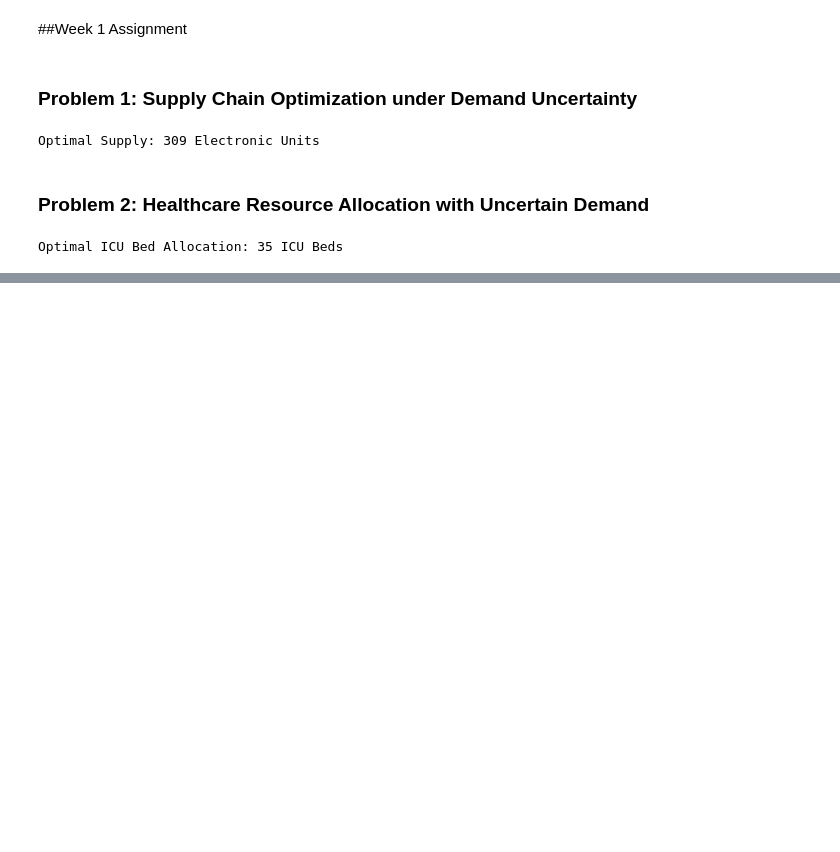
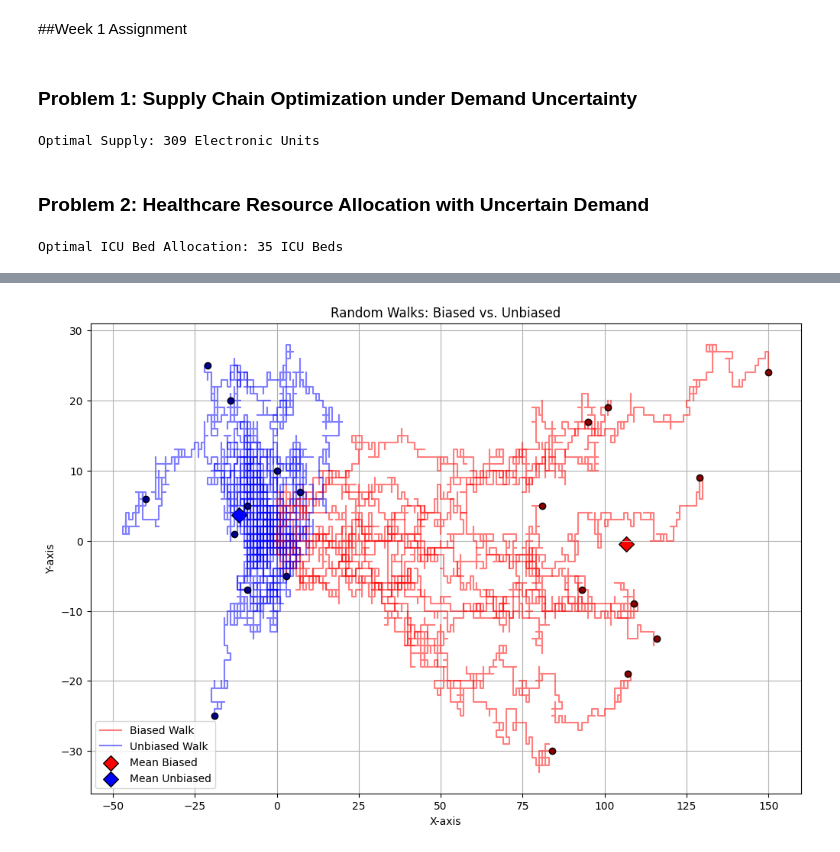
Before and after one commit to jamesmithiga/Computational-Statistics-in-Data-Science, a Jupyter notebook: Computational_Statistics_Assignments_[James_Mithiga_58200].ipynb, the cells around one changed output, grey strips where cells are left out. Drawn from its saved outputs; the diff is of its cells as text; code cells hidden in the pictures; blank space fills up the shorter version.

```diff
--- a/Computational_Statistics_Assignments_[James_Mithiga_58200].ipynb
+++ b/Computational_Statistics_Assignments_[James_Mithiga_58200].ipynb
@@ -47,0 +220,98 @@ Optimal ICU Bed Allocation: 35 ICU Beds
+# %%
+def random_walk(steps, probabilities):
+    x, y = 0, 0
+    positions = [(x, y)]
+
+    for _ in range(steps):
+        move = np.random.choice(['E', 'W', 'N', 'S'], p=probabilities)
+        if move == 'E':   # move east
+            x += 1
+        elif move == 'W': # move west
+            x -= 1
+        elif move == 'N': # move north
+            y += 1
+        elif move == 'S': # move south
+            y -= 1
+        positions.append((x, y))
+
+    return positions
+
+def distance_from_origin(position):
+    """Calculate Euclidean distance from the origin."""
+    x, y = position
+    return np.sqrt(x**2 + y**2)
+
+# ------------------------ Simulation Parameters ------------------------ #
+steps_per_walk = 500
+trials = 10
+
+# Define probabilities for the walks.
+biased_prob = [0.4, 0.2, 0.2, 0.2]
+unbiased_prob = [0.25, 0.25, 0.25, 0.25]
+
+# ------------------------ Data Storage ------------------------ #
+biased_final_positions = []
+unbiased_final_positions = []
+biased_distances = []
+unbiased_distances = []
+
+# Set up the plot
+plt.figure(figsize=(12, 8))
+plt.title('Random Walks: Biased vs. Unbiased')
+plt.xlabel('X-axis')
+plt.ylabel('Y-axis')
+plt.grid(True)
+
+# ------------------------ Simulation Loop ------------------------ #
+for trial in range(trials):
+    biased_positions = random_walk(steps_per_walk, biased_prob)
+    unbiased_positions = random_walk(steps_per_walk, unbiased_prob)
+
+    biased_final = biased_positions[-1]
+    unbiased_final = unbiased_positions[-1]
+
+    biased_final_positions.append(biased_final)
+    unbiased_final_positions.append(unbiased_final)
+    biased_distances.append(distance_from_origin(biased_final))
+    unbiased_distances.append(distance_from_origin(unbiased_final))
+
+    biased_x, biased_y = zip(*biased_positions)
+    unbiased_x, unbiased_y = zip(*unbiased_positions)
+
+    plt.plot(biased_x, biased_y, color='red', alpha=0.5, label='Biased Walk' if trial == 0 else "")
+    plt.plot(unbiased_x, unbiased_y, color='blue', alpha=0.5, label='Unbiased Walk' if trial == 0 else "")
+
+    plt.scatter(biased_final[0], biased_final[1], facecolors='darkred', edgecolors='black', zorder=5)
+    plt.scatter(unbiased_final[0], unbiased_final[1], facecolors='darkblue', edgecolors='black', zorder=5)
+
+# ------------------------ Plot Mean Final Positions ------------------------ #
+mean_biased_x = np.mean([pos[0] for pos in biased_final_positions])
+mean_biased_y = np.mean([pos[1] for pos in biased_final_positions])
+mean_unbiased_x = np.mean([pos[0] for pos in unbiased_final_positions])
+mean_unbiased_y = np.mean([pos[1] for pos in unbiased_final_positions])
+
+plt.scatter(mean_biased_x, mean_biased_y, color='red', edgecolors='black', marker='D', s=100, label='Mean Biased')
+plt.scatter(mean_unbiased_x, mean_unbiased_y, color='blue', edgecolors='black', marker='D', s=100, label='Mean Unbiased')
+
+plt.legend()
+plt.show()
+
+# ------------------------ Analysis ------------------------ #
+biased_avg = np.mean(biased_distances)
+biased_std = np.std(biased_distances)
+unbiased_avg = np.mean(unbiased_distances)
+unbiased_std = np.std(unbiased_distances)
+
+print("Biased Random Walk:")
+print("-------------------")
+print(f"Final Distances: {[f'{d:.2f}' for d in biased_distances]}")
+print(f"Average Distance from Origin: {biased_avg:.2f}")
+print(f"Standard Deviation: {biased_std:.2f}\n")
+
+print("Unbiased Random Walk:")
+print("---------------------")
+print(f"Final Distances: {[f'{d:.2f}' for d in unbiased_distances]}")
+print(f"Average Distance from Origin: {unbiased_avg:.2f}")
+print(f"Standard Deviation: {unbiased_std:.2f}")
+# %% [output]
+[figure, added]
```
Also changed, not shown: parts of 13 cells of this notebook.
